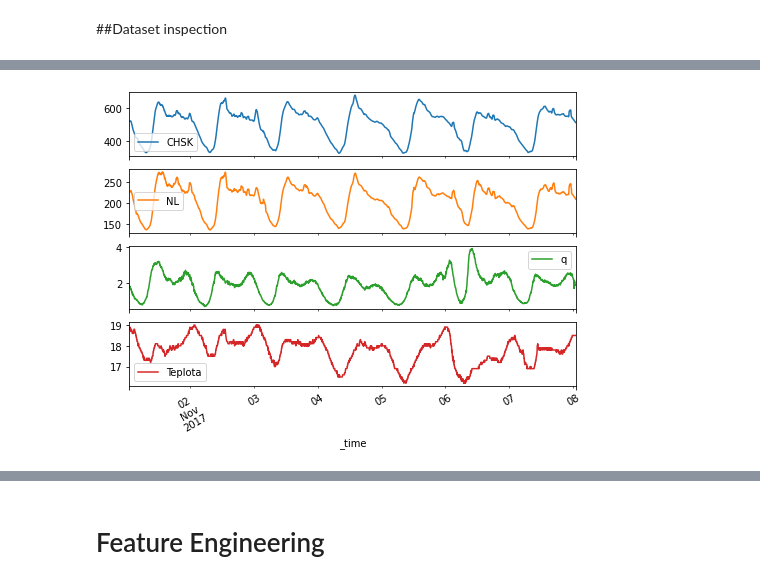
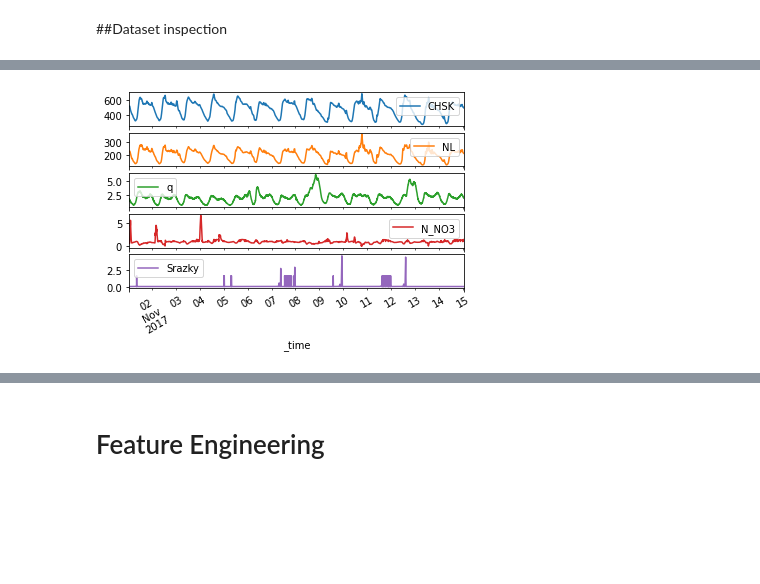
Before and after one commit to Jakub-Svoboda/VDT-predictive-NN, a Jupyter notebook: vdt.ipynb, the cells around one changed output, grey strips where cells are left out. Drawn from its saved outputs; the diff is of its cells as text; code cells hidden in the pictures; blank space fills up the shorter version.

```diff
--- a/vdt.ipynb
+++ b/vdt.ipynb
@@ -93,12 +140,16 @@ times = df['unixTime']
 df.to_csv( "filt.csv", index=False, encoding='utf-8-sig')
 count = 0
 
-df2 = pd.DataFrame(columns = ['CHSK', 'NL', 'N_NO3', 'Teplota', 'Toxicita', 'Vodivost', '_time', 'pH', 'q', 'unixTime'])
+#df2 = pd.DataFrame(columns = ['CHSK', 'NL', 'N_NO3', 'Teplota', 'Toxicita', 'Vodivost', '_time', 'pH', 'q', 'unixTime'])
+df2 = pd.DataFrame(columns = ['CHSK', 'NL', 'N_NO3', 'q', 'Srazky' , '_time', 'unixTime'])
+#df2 = pd.DataFrame(columns = ['CHSK', 'NL', 'N_NO3', 'q', '_time', 'unixTime'])
 
 for index, i in enumerate(range(1509498300, 1577836800+300, 300)):
   if i not in times.values:
     #print("Missing:", index, i)
-    df2 = df2.append({'CHSK': None, 'NL': None, 'N_NO3': None, 'Teplota': None, 'Toxicita': None, 'Vodivost': None, '_time': None, 'pH': None, 'q': None, 'unixTime': i}, ignore_index = True)
+    #df2 = df2.append({'CHSK': None, 'NL': None, 'N_NO3': None, 'Teplota': None, 'Toxicita': None, 'Vodivost': None, '_time': None, 'pH': None, 'q': None, 'unixTime': i}, ignore_index = True)
+    df2 = df2.append({'CHSK': None, 'NL': None, 'N_NO3': None, 'q': None, 'Srazky' : None, '_time': None, 'unixTime': i}, ignore_index = True)
+    #df2 = df2.append({'CHSK': None, 'NL': None, 'N_NO3': None, 'q': None, '_time': None, 'unixTime': i}, ignore_index = True)
     count += 1
 
 print("Filled in a total of:", count, "missing data.")
@@ -149,0 +204,2 @@ Name: 2417, dtype: object
+# %%
+df['Srazky'] = df['Srazky'].shift(-288)
@@ -149,0 +208,2 @@ Name: 2417, dtype: object
+# %%
+df['Srazky'] = df['Srazky'].fillna(0)
@@ -150,3 +212,5 @@ Name: 2417, dtype: object
+# %%
+df['Srazky'] = df['Srazky'].clip(lower=0)
 # %% [markdown]
 ##Dataset inspection
 # %%
@@ -161,13 +225,14 @@ df.head()
 # %%
 fiveMinsInWeek = 2016
 date_time = pd.to_datetime(df['_time'], format='%Y-%m-%dT%H:%M:%SZ')
-plot_cols = ['CHSK', 'NL', 'q', 'Teplota']
+plot_cols = ['CHSK', 'NL', 'q', 'N_NO3', 'Srazky']
+#plot_cols = ['CHSK', 'NL', 'q', 'N_NO3']
 
-plot_features = df[plot_cols][0:fiveMinsInWeek]
-plot_features.index = date_time.iloc[:fiveMinsInWeek]
+plot_features = df[plot_cols][0:fiveMinsInWeek*2]
+plot_features.index = date_time.iloc[:fiveMinsInWeek*2]
 _ = plot_features.plot(subplots=True)
 # %% [output]
-[figure, old version]
+[figure, new version]
 # %%
 df.describe().transpose()
 # Teplota   max 1.271387e+02    = 127C
```
Also changed, not shown: parts of 111 cells of this notebook.
